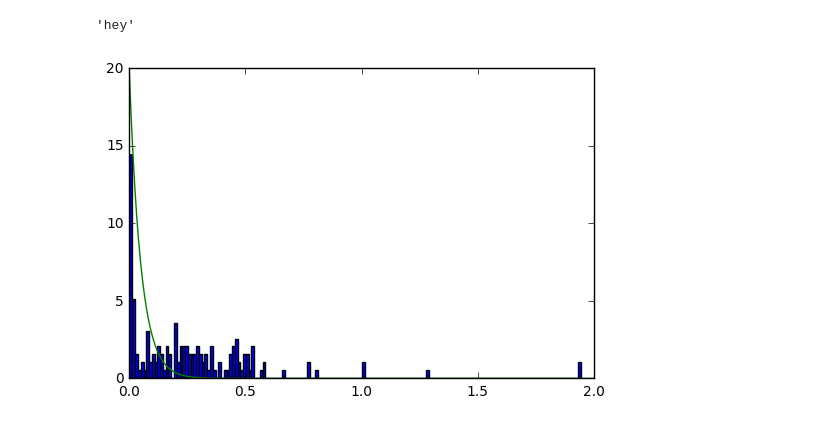
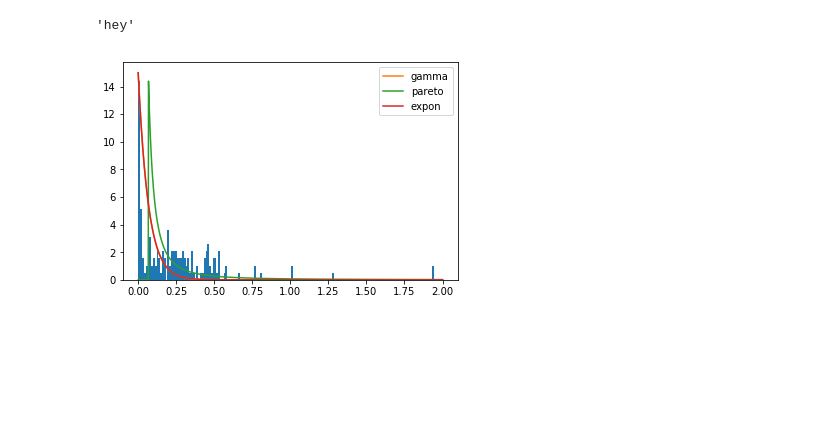
Before and after one commit to PKoshkin/MMAS, a Jupyter notebook: homework_3/4.ipynb, the cells around one changed output. Saved outputs shown, nothing was run; the diff lists cells and outputs as text; code cells hidden in the pictures; blank space fills up the shorter version.

```diff
--- a/homework_3/4.ipynb
+++ b/homework_3/4.ipynb
@@ -10,9 +10,12 @@ with open("4.csv") as file:
 # %%
 plot.hist(data, bins=len(data), normed=True)
 continious_x = numpy.linspace(0, 2, 1000)
-plot.plot(continious_x, stats.expon.pdf(continious_x, scale=0.05))
+plot.plot(continious_x, stats.gamma.pdf(continious_x, a=1, scale=1/15), label="gamma")
+plot.plot(continious_x, stats.pareto.pdf(continious_x, b=1, scale=1/15), label="pareto")
+plot.plot(continious_x, stats.expon.pdf(continious_x, scale=1/15), label="expon")
+plot.gca().legend()
 'hey'
 # %% [output]
 'hey'
-[figure, old version]
+[figure, new version]
 # %%
```
Also changed, not shown: parts of 5 cells of this notebook, 4 other files.
